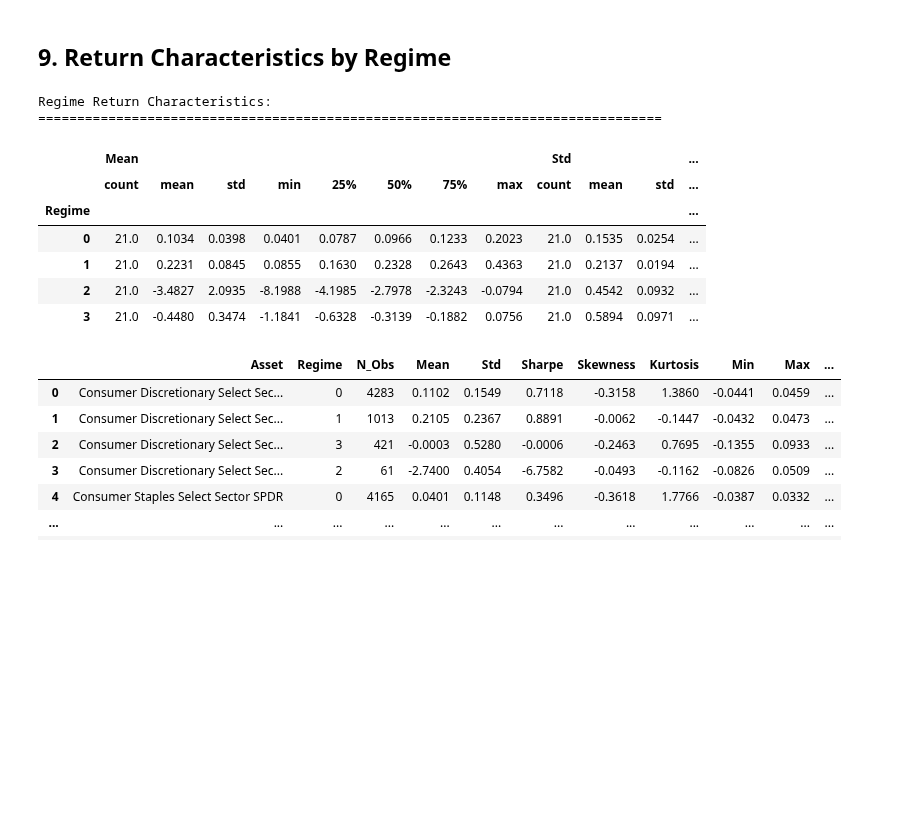
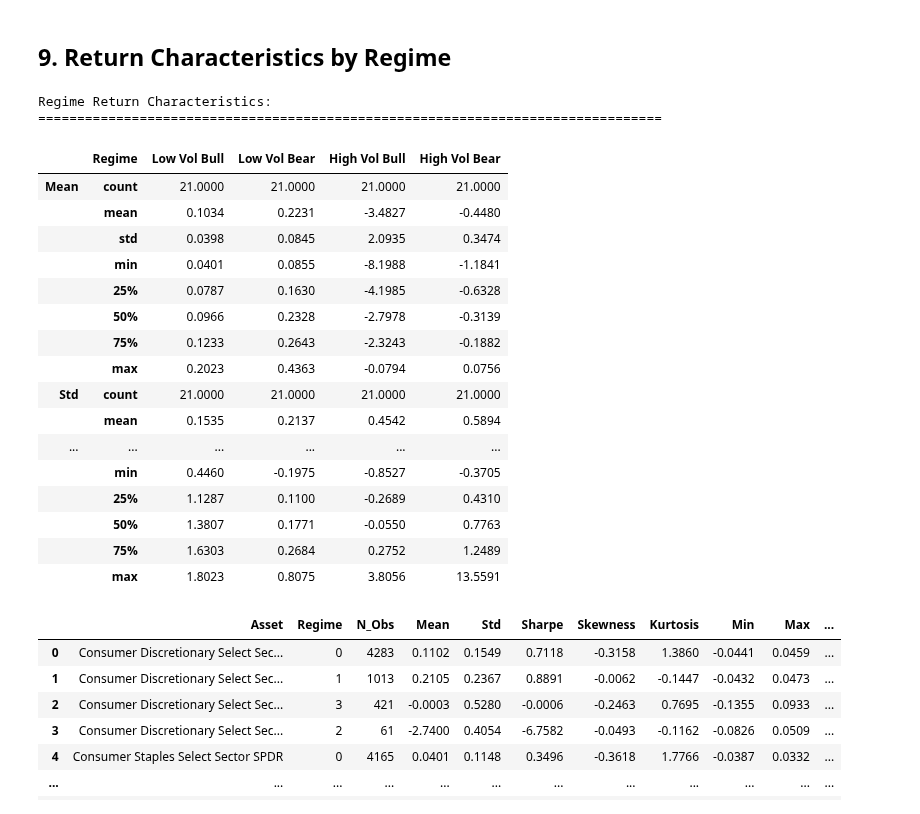
Before and after one commit to jessego20/FE800_project_code, a Jupyter notebook: analyze_all_models.ipynb, the cells around one changed output. Drawn from its saved outputs; the diff is of its cells as text; code cells hidden in the pictures; blank space fills up the shorter version.

```diff
--- a/analyze_all_models.ipynb
+++ b/analyze_all_models.ipynb
@@ -968,41 +968,52 @@ def calculate_regime_return_characteristics(models: Dict) -> pd.DataFrame:
                     stats = {
                         'Asset': asset_name,
                         'Regime': int(regime),
                         'N_Obs': len(regime_returns),
                         'Mean': regime_returns.mean(),
                         'Std': regime_returns.std(),
                         'Sharpe': regime_returns.mean() / regime_returns.std() * np.sqrt(252) if regime_returns.std() > 0 else 0,
                         'Skewness': skew(regime_returns),
                         'Kurtosis': kurtosis(regime_returns),
                         'Min': regime_returns.min(),
                         'Max': regime_returns.max(),
                         'Pct_Positive': (regime_returns > 0).sum() / len(regime_returns) * 100
                     }
 
                     regime_stats.append(stats)
 
         except Exception as e:
             print(f"❌ Error calculating return characteristics for {asset_name}: {str(e)}")
 
     return pd.DataFrame(regime_stats)
 
 regime_returns_df = calculate_regime_return_characteristics(models)
 regime_returns_df['Mean'] *= 252  # Annualize mean returns
 regime_returns_df['Std'] *= np.sqrt(252)  # Annualize std dev
 
 print("Regime Return Characteristics:")
 print("="*80)
-display(regime_returns_df.groupby('Regime')[['Mean', 'Std', 'Sharpe', 'Skewness', 'Kurtosis']].describe())
+display(regime_returns_df.groupby('Regime')[['Mean', 'Std', 'Sharpe', 'Skewness', 'Kurtosis']].describe().T\
+        .rename(columns={0: 'Low Vol Bull', 1: 'Low Vol Bear', 2: 'High Vol Bull', 3: 'High Vol Bear'}))
 # %% [output]
 Regime Return Characteristics:
 ================================================================================
-|  | Mean |  |  |  |  |  |  |  | Std |  |  | ... |
-|  | count | mean | std | min | 25% | 50% | 75% | max | count | mean | std | ... |
-| Regime |  |  |  |  |  |  |  |  |  |  |  | ... |
-| 0 | 21.0 | 0.1034 | 0.0398 | 0.0401 | 0.0787 | 0.0966 | 0.1233 | 0.2023 | 21.0 | 0.1535 | 0.0254 | ... |
-| 1 | 21.0 | 0.2231 | 0.0845 | 0.0855 | 0.1630 | 0.2328 | 0.2643 | 0.4363 | 21.0 | 0.2137 | 0.0194 | ... |
-| 2 | 21.0 | -3.4827 | 2.0935 | -8.1988 | -4.1985 | -2.7978 | -2.3243 | -0.0794 | 21.0 | 0.4542 | 0.0932 | ... |
-| 3 | 21.0 | -0.4480 | 0.3474 | -1.1841 | -0.6328 | -0.3139 | -0.1882 | 0.0756 | 21.0 | 0.5894 | 0.0971 | ... |
+|  | Regime | Low Vol Bull | Low Vol Bear | High Vol Bull | High Vol Bear |
+| Mean | count | 21.0000 | 21.0000 | 21.0000 | 21.0000 |
+|  | mean | 0.1034 | 0.2231 | -3.4827 | -0.4480 |
+|  | std | 0.0398 | 0.0845 | 2.0935 | 0.3474 |
+|  | min | 0.0401 | 0.0855 | -8.1988 | -1.1841 |
+|  | 25% | 0.0787 | 0.1630 | -4.1985 | -0.6328 |
+|  | 50% | 0.0966 | 0.2328 | -2.7978 | -0.3139 |
+|  | 75% | 0.1233 | 0.2643 | -2.3243 | -0.1882 |
+|  | max | 0.2023 | 0.4363 | -0.0794 | 0.0756 |
+| Std | count | 21.0000 | 21.0000 | 21.0000 | 21.0000 |
+|  | mean | 0.1535 | 0.2137 | 0.4542 | 0.5894 |
+| ... | ... | ... | ... | ... | ... |
+|  | min | 0.4460 | -0.1975 | -0.8527 | -0.3705 |
+|  | 25% | 1.1287 | 0.1100 | -0.2689 | 0.4310 |
+|  | 50% | 1.3807 | 0.1771 | -0.0550 | 0.7763 |
+|  | 75% | 1.6303 | 0.2684 | 0.2752 | 1.2489 |
+|  | max | 1.8023 | 0.8075 | 3.8056 | 13.5591 |
 # %%
 regime_returns_df
 # %% [output]
```
Also changed, not shown: 14 other files.
